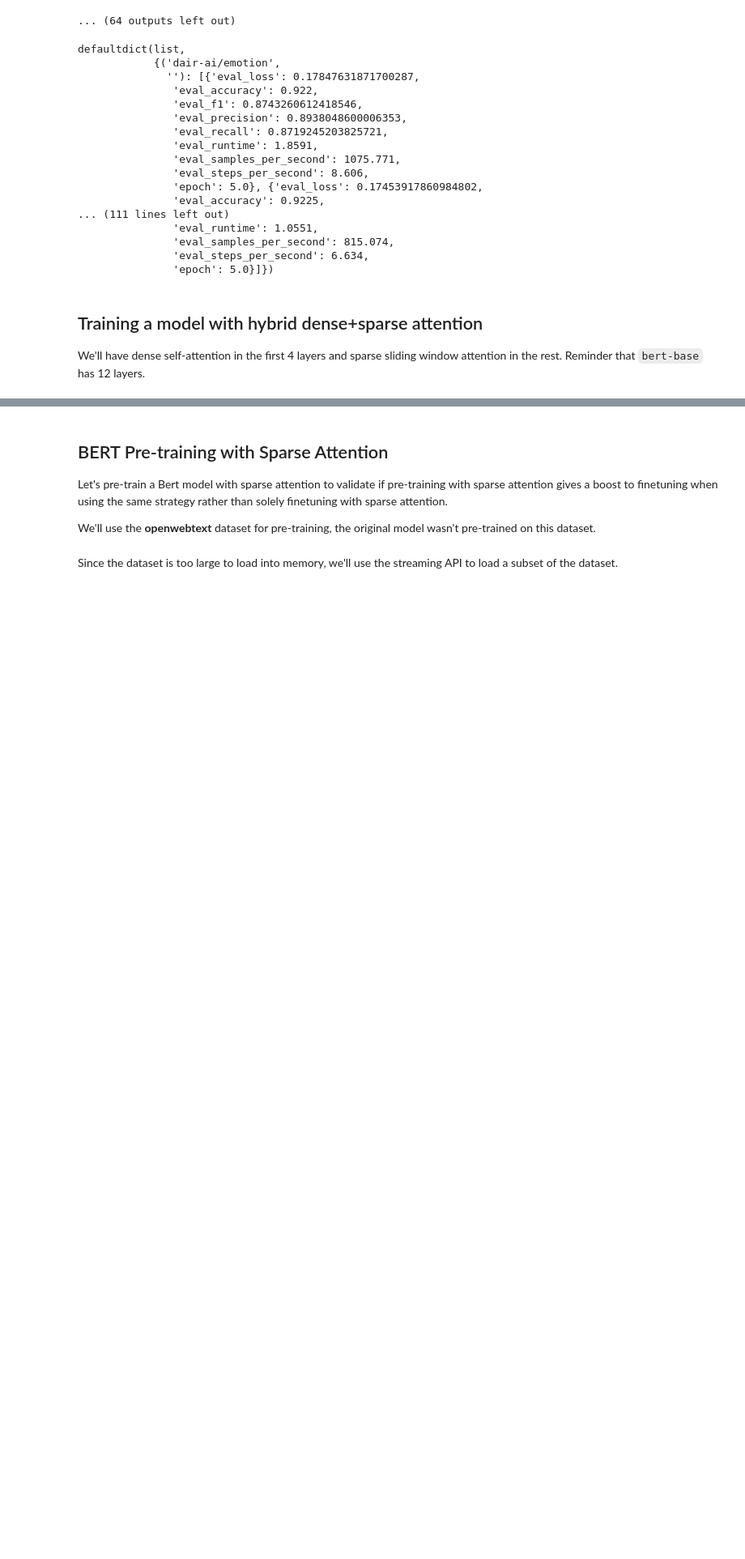
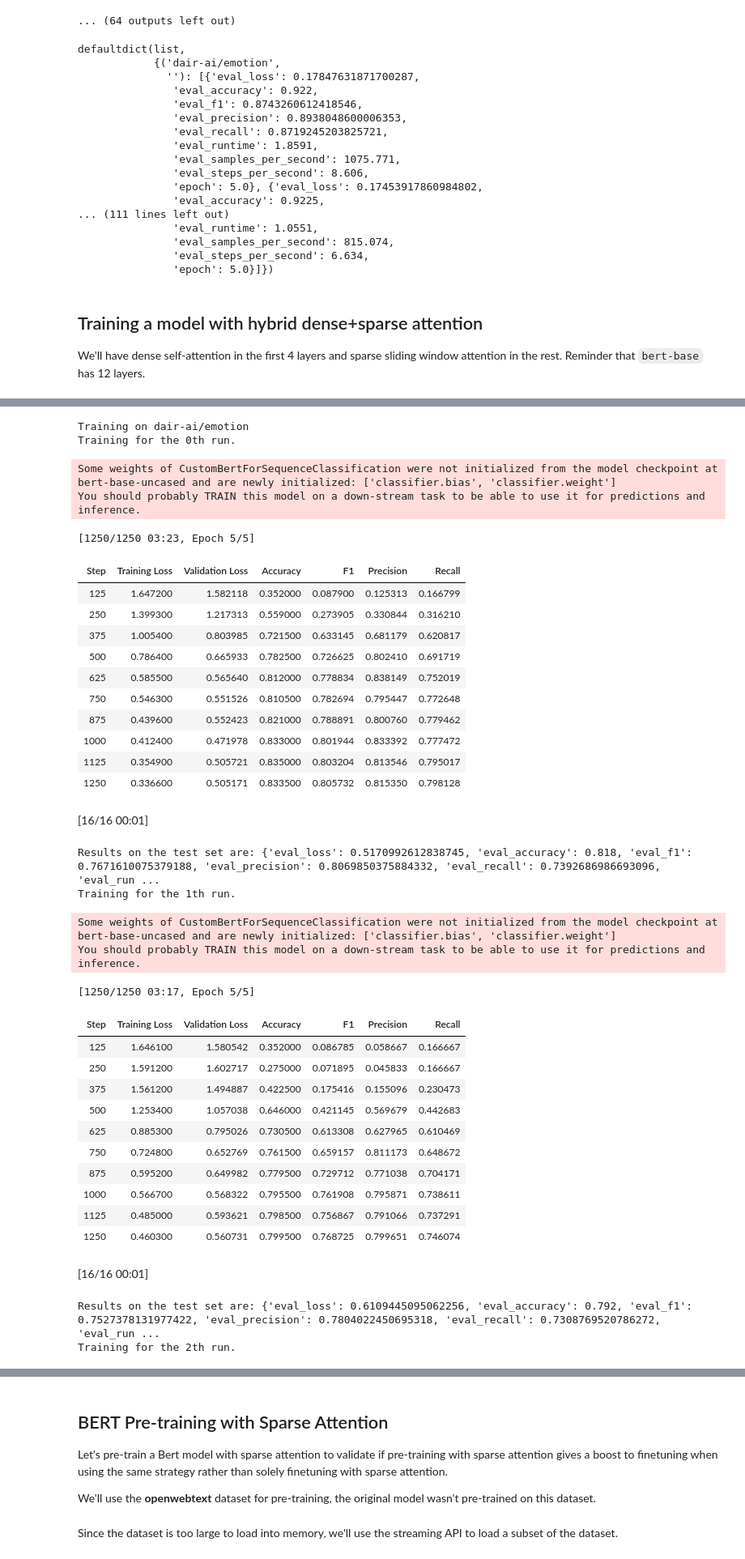
Before and after one commit to pramodith/llm_exploration, a Jupyter notebook: bert_sparse_attention_training.ipynb, the cells around one changed output, grey strips where cells are left out. Shown at 81% size. Cells and saved outputs as stored; diff of their text form; code cells hidden in the pictures; blank space fills up the shorter version.

```diff
--- a/bert_sparse_attention_training.ipynb
+++ b/bert_sparse_attention_training.ipynb
@@ -377,7 +370,7 @@ If `batch_mode` is `True`, the function adds an extra dimension to the attention
 
 The function returns a dictionary containing the tokenized input ids, token type ids, and the custom attention mask.
 # %%
-def custom_tokenize(tokenizer: AutoTokenizer, text: str, distance:int=2, batch_mode=False) -> Dict:
+def custom_tokenize(tokenizer: AutoTokenizer, text: str, distance:int=2, batch_mode=False, special_tokens_attend_to_all: bool = True) -> Dict:
     """
     This function tokenizes the given text and returns the tokenized inputs along with the attention mask.
 
@@ -397,15 +390,16 @@ def custom_tokenize(tokenizer: AutoTokenizer, text: str, distance:int=2, batch_m
     # Update attention mask for the specified neighborhood distance
     attention_mask[abs(torch.arange(len(attention_mask))[:, None] - torch.arange(len(attention_mask))) <= distance] = 1
 
-    # Set the first row to 1 corresponding to the CLS token
-    attention_mask[0, :] = 1
-    # Always attend to CLS
-    attention_mask[:, 0] = 1
-    # Set the last row to 1 corresponding to the SEP token
-    attention_mask[-1, :] = 1
-    # Always attend to SEP
-    attention_mask[:, -1] = 1
-    # Add the attention mask to the result
+    if special_tokens_attend_to_all:
+      # Set the first row to 1 corresponding to the CLS token
+      attention_mask[0, :] = 1
+      # Always attend to CLS
+      attention_mask[:, 0] = 1
+      # Set the last row to 1 corresponding to the SEP token
+      attention_mask[-1, :] = 1
+      # Always attend to SEP
+      attention_mask[:, -1] = 1
+      # Add the attention mask to the result
 
     if batch_mode:
       result["attention_mask"] = torch.LongTensor(attention_mask.unsqueeze(0))
@@ -587,18 +582,19 @@ We need to encode the datasets for dense and sparse attention differently since
 # %%
 class CustomDataset(torch.utils.data.Dataset):
 
-    def __init__(self, dataset, tokenizer, mode="sparse", is_mlm:bool = False):
+    def __init__(self, dataset, tokenizer, mode="sparse", is_mlm:bool = False,special_tokens_attend_to_all=True):
         self.dataset = dataset
         self.tokenizer = tokenizer
         self.mode = mode
         self.is_mlm = is_mlm
+        self.special_tokens_attend_to_all = special_tokens_attend_to_all
 
     def __len__(self):
         return len(self.dataset)
 
     def __getitem__(self, idx):
       if self.mode == "sparse":
-        inputs = custom_tokenize(self.tokenizer, self.dataset[idx]["text"])
+        inputs = custom_tokenize(self.tokenizer, self.dataset[idx]["text"], special_tokens_attend_to_all=self.special_tokens_attend_to_all)
       else:
         inputs = tokenizer(self.dataset[idx]["text"], return_tensors="pt", truncation=True)
         inputs = {k:v.squeeze(0) for k,v in inputs.items()}
@@ -608,6 +604,8 @@ class CustomDataset(torch.utils.data.Dataset):
 # %%
 train_datasets_dense_attention, dev_datasets_dense_attention, test_datasets_dense_attention = [], [], []
 train_datasets_sparse_attention, dev_datasets_sparse_attention, test_datasets_sparse_attention = [], [], []
+train_datasets_sparse_no_special_attention, dev_datasets_sparse_no_special_attention, test_datasets_sparse_no_special_attention = [], [], []
+
 for i in range(len(train_datasets)):
     # Encode the datasets that'll leverage dense attention
     train_datasets_dense_attention.append(CustomDataset(train_datasets[i], tokenizer, mode="dense"))
@@ -618,3 +616,8 @@ for i in range(len(train_datasets)):
     train_datasets_sparse_attention.append(CustomDataset(train_datasets[i], tokenizer, mode="sparse"))
     dev_datasets_sparse_attention.append(CustomDataset(dev_datasets[i], tokenizer, mode="sparse"))
     test_datasets_sparse_attention.append(CustomDataset(test_datasets[i], tokenizer, mode="sparse"))
+
+    # Encode the datasets that'll leverage sparse attention with no special treatment of special tokens
+    train_datasets_sparse_no_special_attention.append(CustomDataset(train_datasets[i], tokenizer, mode="sparse", special_tokens_attend_to_all=False))
+    dev_datasets_sparse_no_special_attention.append(CustomDataset(dev_datasets[i], tokenizer, mode="sparse", special_tokens_attend_to_all=False))
+    test_datasets_sparse_no_special_attention.append(CustomDataset(test_datasets[i], tokenizer, mode="sparse", special_tokens_attend_to_all=False))
@@ -642,7 +650,7 @@ def train_and_evaluate(
     is_custom: bool = False,
     full_attention_layers = [],
     num_training_runs:int = 5,
-    pretrained_model_name: str = "bert-base-uncased"
+    pretrained_model_name: str = "bert-base-uncased",
 ) -> Dict[str, List[Dict]]:
     """
     Trains and evaluates a model on multiple datasets, multiple times with a distinct random seed per iteration.
@@ -831,0 +824,39 @@ save_results("layerwise_sparse_attention_results.pkl", layerwise_sparse_attentio
+# %%
+sparse_attention_no_special_results = train_and_evaluate(train_datasets_sparse_no_special_attention, dev_datasets_sparse_no_special_attention, test_datasets_sparse_no_special_attention, tokenizer, is_custom=True)
+# %% [output]
+Training on dair-ai/emotion
+Training for the 0th run.
+Some weights of CustomBertForSequenceClassification were not initialized from the model checkpoint at bert-base-uncased and are newly initialized: ['classifier.bias', 'classifier.weight']
+You should probably TRAIN this model on a down-stream task to be able to use it for predictions and inference.
+[1250/1250 03:23, Epoch 5/5]
+| Step | Training Loss | Validation Loss | Accuracy | F1 | Precision | Recall |
+| 125 | 1.647200 | 1.582118 | 0.352000 | 0.087900 | 0.125313 | 0.166799 |
+| 250 | 1.399300 | 1.217313 | 0.559000 | 0.273905 | 0.330844 | 0.316210 |
+| 375 | 1.005400 | 0.803985 | 0.721500 | 0.633145 | 0.681179 | 0.620817 |
+| 500 | 0.786400 | 0.665933 | 0.782500 | 0.726625 | 0.802410 | 0.691719 |
+| 625 | 0.585500 | 0.565640 | 0.812000 | 0.778834 | 0.838149 | 0.752019 |
+| 750 | 0.546300 | 0.551526 | 0.810500 | 0.782694 | 0.795447 | 0.772648 |
+| 875 | 0.439600 | 0.552423 | 0.821000 | 0.788891 | 0.800760 | 0.779462 |
+| 1000 | 0.412400 | 0.471978 | 0.833000 | 0.801944 | 0.833392 | 0.777472 |
+| 1125 | 0.354900 | 0.505721 | 0.835000 | 0.803204 | 0.813546 | 0.795017 |
+| 1250 | 0.336600 | 0.505171 | 0.833500 | 0.805732 | 0.815350 | 0.798128 |
+[16/16 00:01]
+Results on the test set are: {'eval_loss': 0.5170992612838745, 'eval_accuracy': 0.818, 'eval_f1': 0.7671610075379188, 'eval_precision': 0.8069850375884332, 'eval_recall': 0.7392686986693096, 'eval_run ...
+Training for the 1th run.
+Some weights of CustomBertForSequenceClassification were not initialized from the model checkpoint at bert-base-uncased and are newly initialized: ['classifier.bias', 'classifier.weight']
+You should probably TRAIN this model on a down-stream task to be able to use it for predictions and inference.
+[1250/1250 03:17, Epoch 5/5]
+| Step | Training Loss | Validation Loss | Accuracy | F1 | Precision | Recall |
+| 125 | 1.646100 | 1.580542 | 0.352000 | 0.086785 | 0.058667 | 0.166667 |
+| 250 | 1.591200 | 1.602717 | 0.275000 | 0.071895 | 0.045833 | 0.166667 |
+| 375 | 1.561200 | 1.494887 | 0.422500 | 0.175416 | 0.155096 | 0.230473 |
+| 500 | 1.253400 | 1.057038 | 0.646000 | 0.421145 | 0.569679 | 0.442683 |
+| 625 | 0.885300 | 0.795026 | 0.730500 | 0.613308 | 0.627965 | 0.610469 |
+| 750 | 0.724800 | 0.652769 | 0.761500 | 0.659157 | 0.811173 | 0.648672 |
+| 875 | 0.595200 | 0.649982 | 0.779500 | 0.729712 | 0.771038 | 0.704171 |
+| 1000 | 0.566700 | 0.568322 | 0.795500 | 0.761908 | 0.795871 | 0.738611 |
+| 1125 | 0.485000 | 0.593621 | 0.798500 | 0.756867 | 0.791066 | 0.737291 |
+| 1250 | 0.460300 | 0.560731 | 0.799500 | 0.768725 | 0.799651 | 0.746074 |
+[16/16 00:01]
+Results on the test set are: {'eval_loss': 0.6109445095062256, 'eval_accuracy': 0.792, 'eval_f1': 0.7527378131977422, 'eval_precision': 0.7804022450695318, 'eval_recall': 0.7308769520786272, 'eval_run ...
+Training for the 2th run.
```
Also changed, not shown: parts of 11 cells of this notebook.
